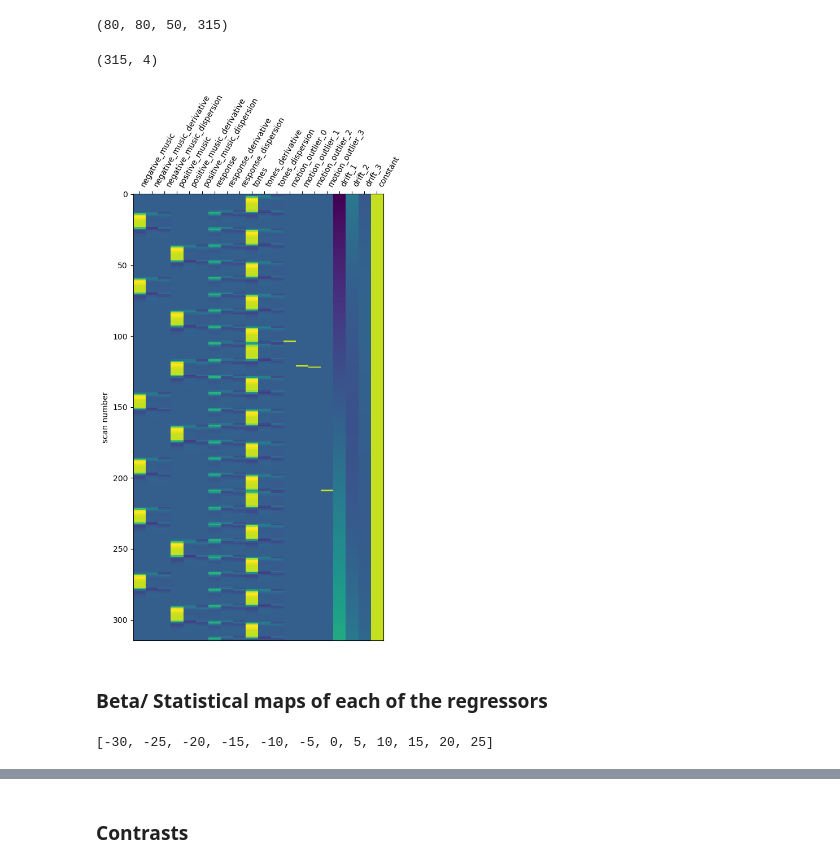
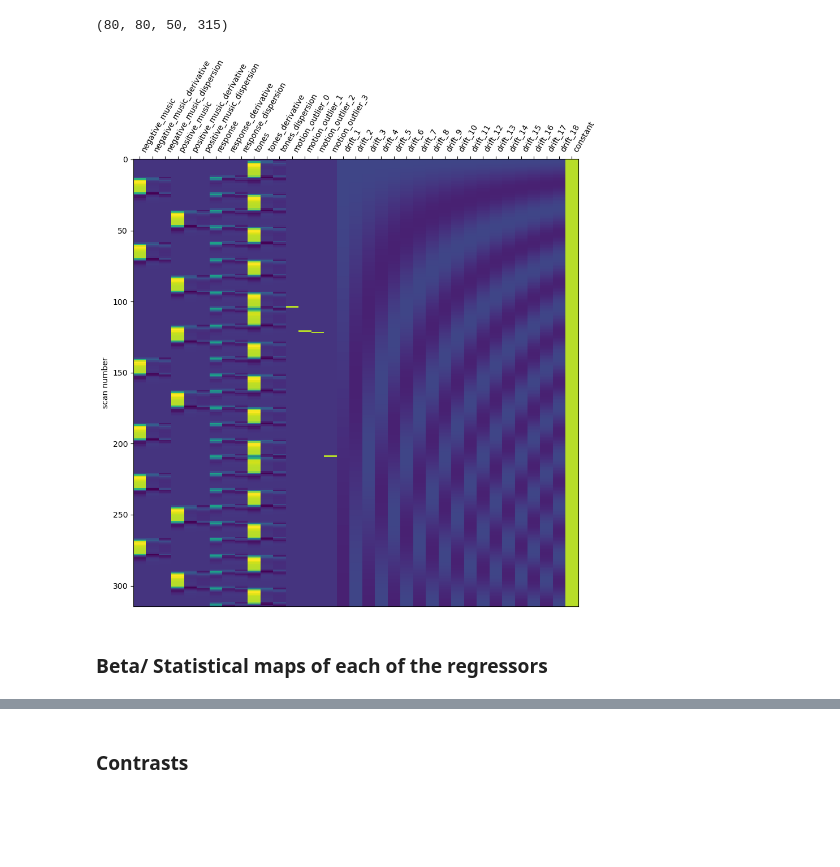
Before and after one commit to gdederichs/NSSP_project_1, a Jupyter notebook: design_matrix.ipynb, the cells around one changed output, grey strips where cells are left out. Saved outputs shown, nothing was run; the diff lists cells and outputs as text; code cells hidden in the pictures; blank space fills up the shorter version.

Commit message:
nice looking plots

```diff
--- a/design_matrix.ipynb
+++ b/design_matrix.ipynb
@@ -100,39 +100,36 @@ task_music_bold = pd.read_json(op.join(dataset_path, "task-music_bold.json"), ty
 # %%
 t_r = task_music_bold.RepetitionTime
 n_scans = fmri_img.get_fdata().shape[-1]
 # .get_fdata()
 frame_times = (
     np.arange(n_scans) * t_r
 )
 
 motion_outliers = [104, 121, 122, 209]
 new_regs = []
 new_reg_names = []
 for idx, out_frame in enumerate(motion_outliers):
     column_values = np.zeros(n_scans)
     column_values[out_frame] = 1
     new_regs.append(column_values)
     new_reg_names.append(f"motion_outlier_{idx}")
 new_regs = np.vstack(new_regs)
-print(new_regs.T.shape)
 
 
 design = make_first_level_design_matrix(frame_times = frame_times,
                                         events= events_concat,
                                         hrf_model='spm + derivative + dispersion',
-                                        drift_model="polynomial",
-                                        drift_order=3,
+                                        drift_model="cosine",
+                                        high_pass = .01,
                                         add_regs = new_regs.T,
                                         add_reg_names = new_reg_names,
-                                       #  high_pass=.01,
                                        )
 
 plot_design_matrix(design,rescale=False, output_file = op.join(deriv_path, 'design_matrix.jpg'))
 plot_design_matrix(design, rescale=False)
 plt.show()
 # %% [output]
-(315, 4)
-[figure, old version]
+[figure, new version]
 # %%
 fmri_glm = FirstLevelModel(t_r = task_music_bold.RepetitionTime,
                            noise_model='ar1',
@@ -145,9 +142,7 @@ fmri_glm = fmri_glm.fit(fmri_img, design_matrices=[design])
 ### Beta/ Statistical maps of each of the regressors
 # %%
 to_show = [x for x in np.arange(-30,30,5)]
-to_show
+z_threshold = 1.5
-# %% [output]
-[-30, -25, -20, -15, -10, -5, 0, 5, 10, 15, 20, 25]
 # %%
 def condition_vector(position:int, n_regressors:int)->np.array:
     vec = np.zeros((1,n_regressors))
```
Also changed, not shown: parts of 9 cells of this notebook, 8 other files.
